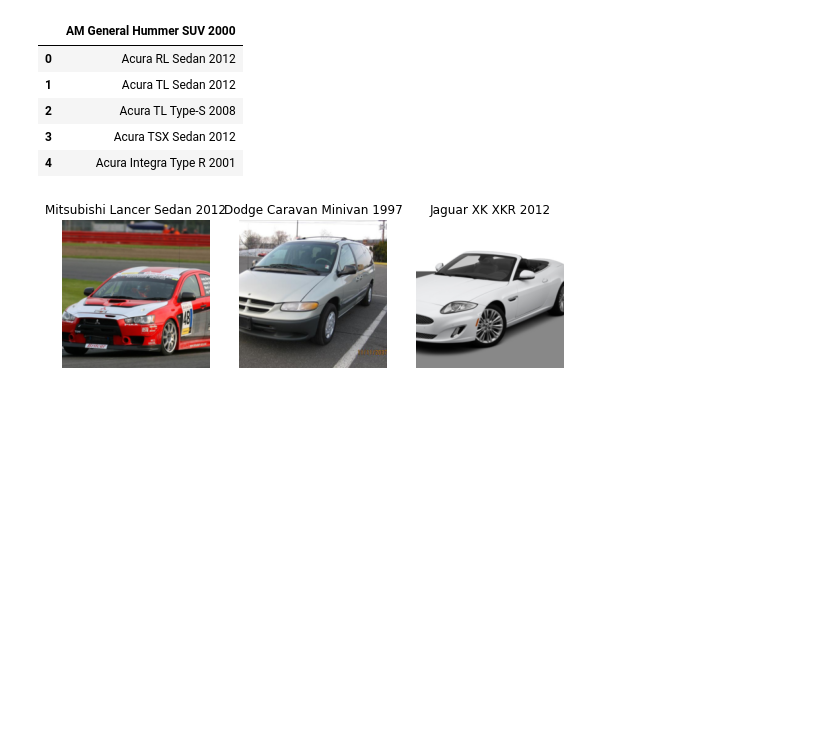
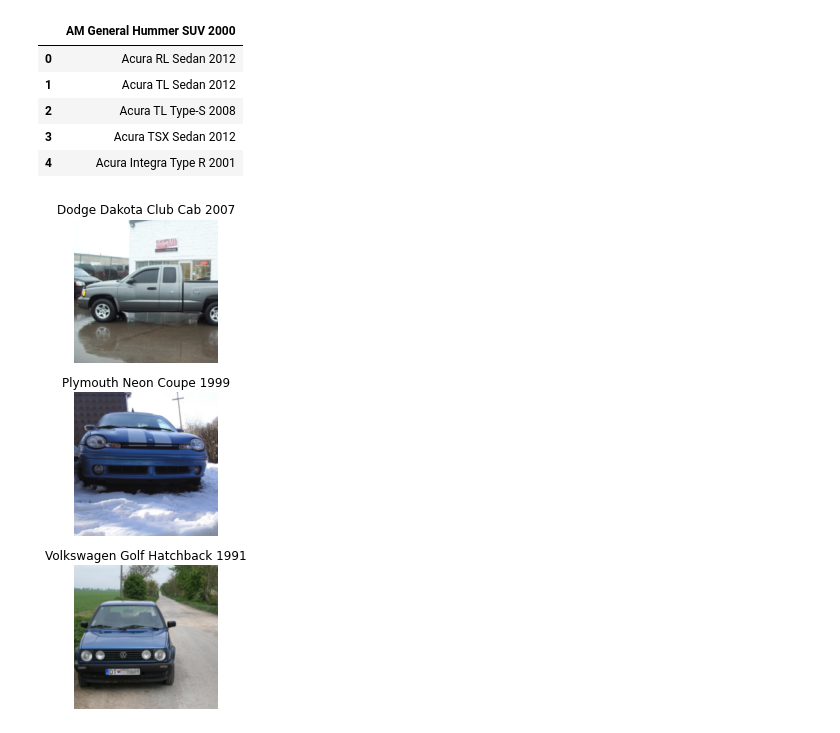
Before and after one commit to TosinPhillip/What-maker, a Jupyter notebook: what-car-is-that.ipynb, the cells around one changed output. Drawn from its saved outputs; the diff is of its cells as text; code cells hidden in the pictures; blank space fills up the shorter version.

```diff
--- a/what-car-is-that.ipynb
+++ b/what-car-is-that.ipynb
@@ -45,7 +45,7 @@ cars = DataBlock(
 # %%
 cars_dls = cars.dataloaders(source='/kaggle/input/stanford-car-dataset-by-classes-folder/car_data/car_data/train')
 # %%
-cars_dls.show_batch(max_n=3, nrows=1)
+cars_dls.show_batch(max_n=3, nrows=3)
 # %% [output]
-[figure, old version]
+[figure, new version]
 # %%
```
Also changed, not shown: parts of 3 cells of this notebook.
